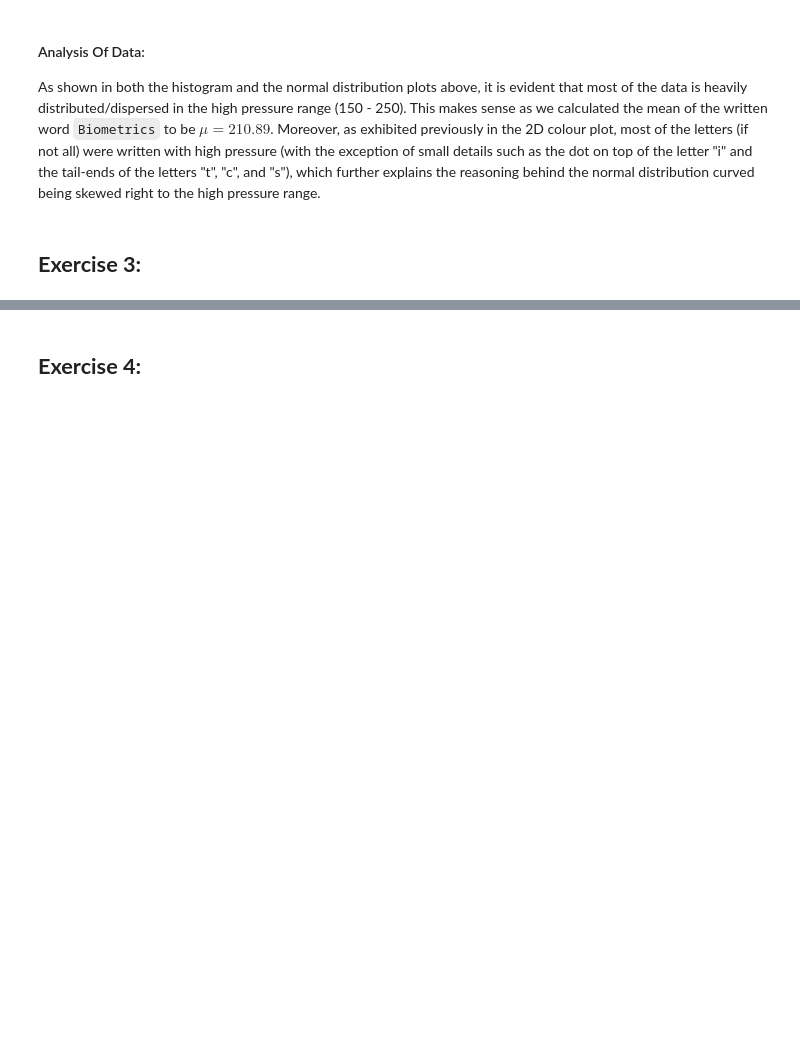
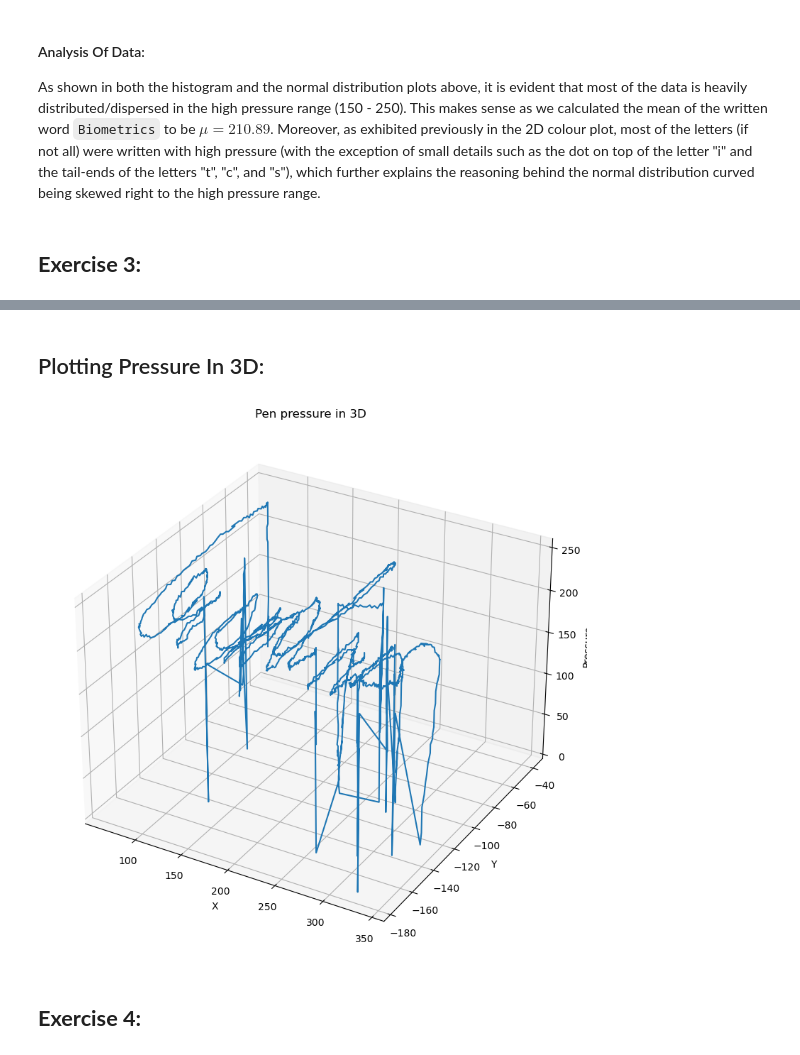
Before and after one commit to MushtabaA/ENCM509-Labs, a Jupyter notebook: Assignment 2/Lab02_Mushtaba_Al Yasseen_Usman_Khan_2024W.ipynb, the cells around one changed output, grey strips where cells are left out. Cells and saved outputs as stored; diff of their text form; code cells hidden in the pictures; blank space fills up the shorter version.

```diff
--- a/Assignment 2/Lab02_Mushtaba_Al Yasseen_Usman_Khan_2024W.ipynb
+++ b/Assignment 2/Lab02_Mushtaba_Al Yasseen_Usman_Khan_2024W.ipynb
@@ -223,3 +227,16 @@ As shown in both the histogram and the normal distribution plots above, it is ev
+# %% [markdown]
+## Plotting Pressure In 3D:
+# %%
+plt.figure(figsize=(8,8))
+ax = plt.axes(projection='3d')
+# the line below is to reshape to vector using .flatten method
+ax.plot3D(coord1[:,0].flatten(), -coord1[:,1].flatten(), prs1.flatten())
+ax.set_xlabel('X')
+ax.set_ylabel('Y')
+ax.set_zlabel('Pressure')
+ax.set_title('Pen pressure in 3D');
+# %% [output]
+[figure, added]
 # %% [markdown]
 ## **Exercise 4:**
 # %% [markdown]
```
Also changed, not shown: parts of 13 cells of this notebook.
